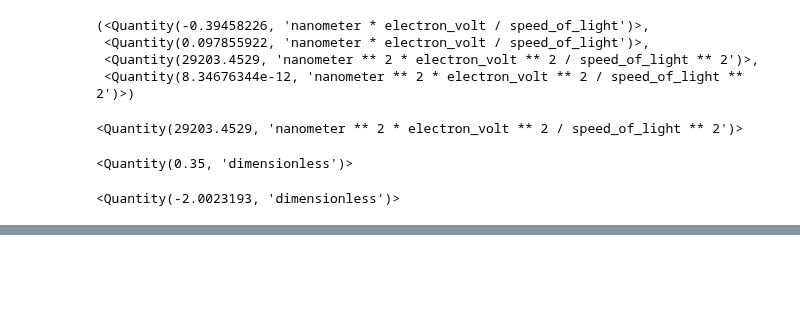
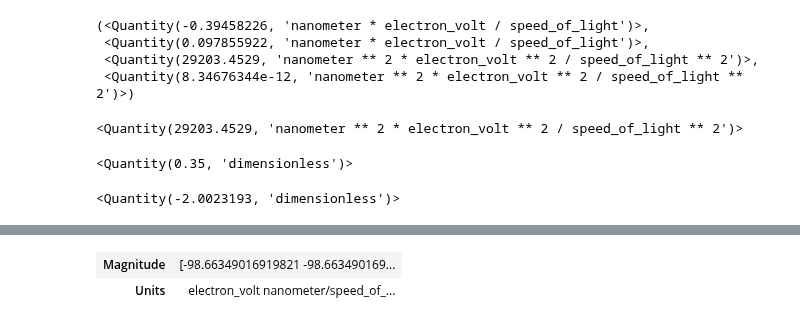
Before and after one commit to ColwynGulliford/distgen, a Jupyter notebook: examples/spin/spin.ipynb, the cells around one changed output, grey strips where cells are left out. Saved outputs shown, nothing was run; the diff lists cells and outputs as text; code cells hidden in the pictures; blank space fills up the shorter version.

```diff
--- a/examples/spin/spin.ipynb
+++ b/examples/spin/spin.ipynb
@@ -85,0 +64,5 @@ py_dist:
+# %%
+B.sz
+# %% [output]
+| Magnitude | [-98.66349016919821 -98.663490169... |
+| Units | electron_volt nanometer/speed_of_... |
```
Also changed, not shown: parts of 4 cells of this notebook, 31 other files.
